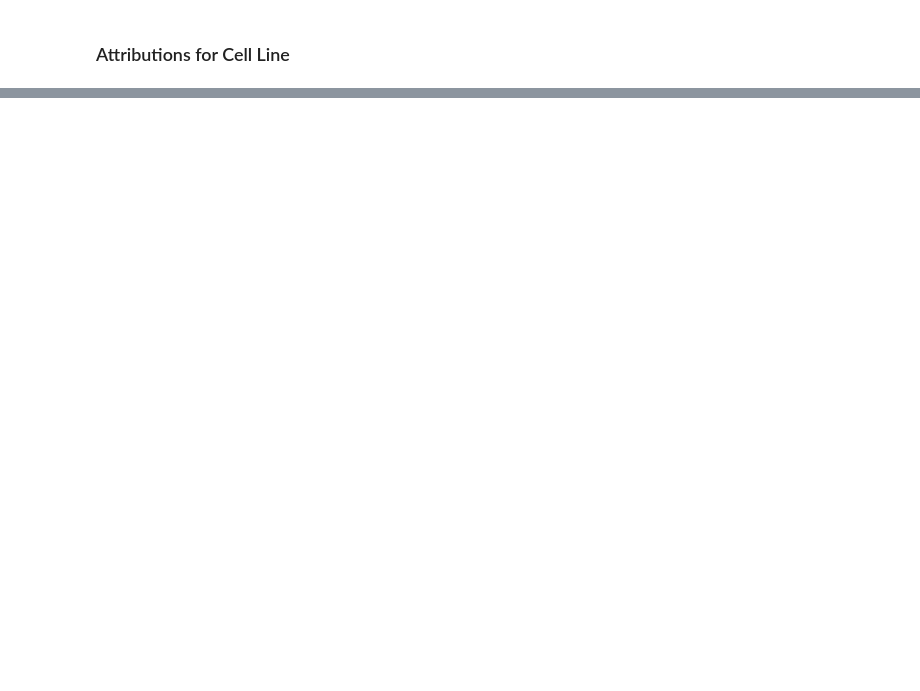
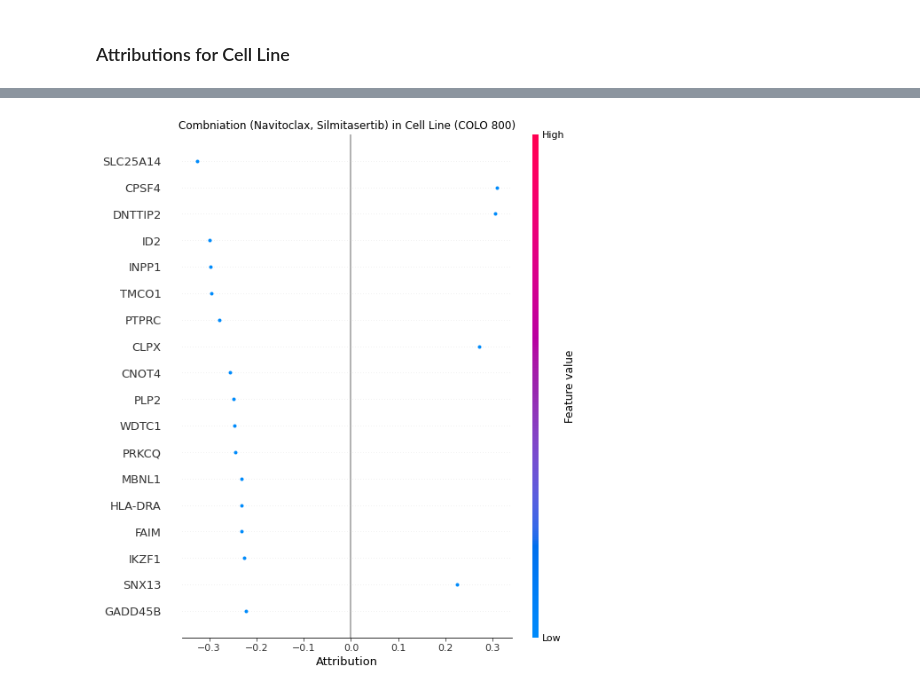
Before and after one commit to uzh-dqbm-cmi/graphnn, a Jupyter notebook: notebooks/AltModels/DeepAdr_train_eval-DrugComb-v1.5-5foldCV-AltModels-DeepSynergy.ipynb, the cells around one changed output, grey strips where cells are left out. Drawn from its saved outputs; the diff is of its cells as text; code cells hidden in the pictures; blank space fills up the shorter version.

```diff
--- a/notebooks/AltModels/DeepAdr_train_eval-DrugComb-v1.5-5foldCV-AltModels-DeepSynergy.ipynb
+++ b/notebooks/AltModels/DeepAdr_train_eval-DrugComb-v1.5-5foldCV-AltModels-DeepSynergy.ipynb
@@ -821,0 +856,10 @@ plt.show()
+# %%
+shap.summary_plot(concat_folds_min_Instance[:, nr_drug_feat:],
+                  test_features_Instance[:, nr_drug_feat:],
+                  feature_names=all_feat[nr_drug_feat:],
+                  max_display=nr_drug_feat, show=False)
+plt.title(f"Combniation ({sel_Drug1_ID}, {sel_Drug2_ID}) in Cell Line ({sel_CellLine})")
+plt.xlabel("Attribution")
+plt.show()
+# %% [output]
+[figure, added]
```
Also changed, not shown: parts of 27 cells of this notebook.
